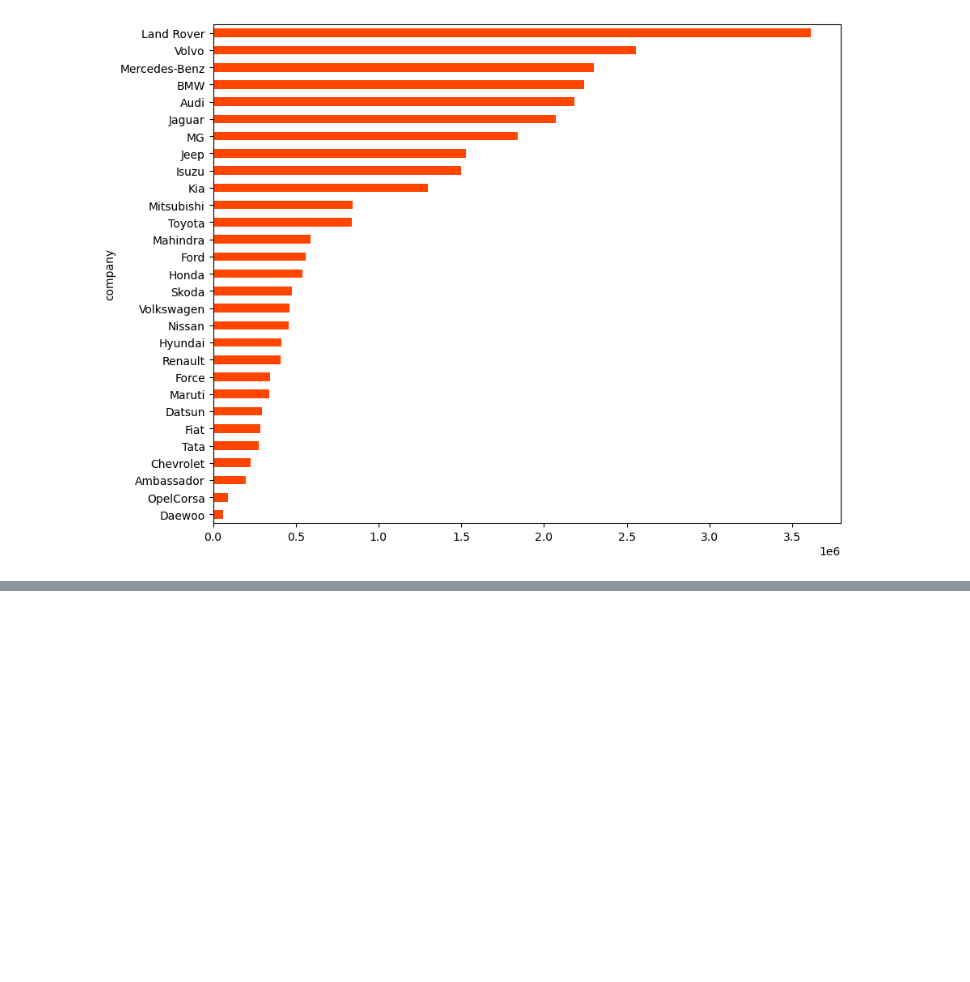
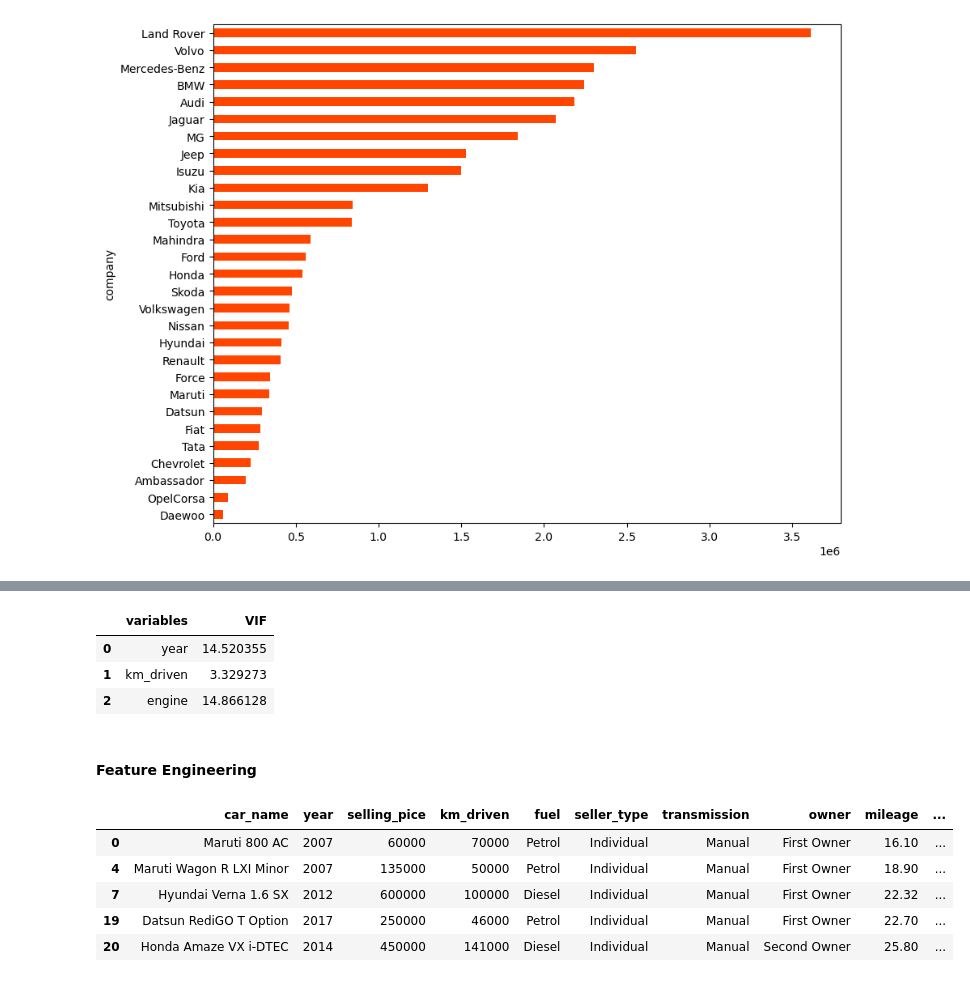
Before and after one commit to Varinder-KM/Car-Dekho_Car_selling_Price_prediction, a Jupyter notebook: Car Dekho (Car Selling Price Prediction).ipynb, the cells around one changed output, grey strips where cells are left out. Cells and saved outputs as stored; diff of their text form; code cells hidden in the pictures; blank space fills up the shorter version.

Commit message:
Feature Engineering

```diff
--- a/Car Dekho (Car Selling Price Prediction).ipynb
+++ b/Car Dekho (Car Selling Price Prediction).ipynb
@@ -464,0 +458,20 @@ calc_vif(dataset[[i for i in dataset.describe().columns if i not in ['car_name',
+# %%
+calc_vif(dataset[[i for i in dataset.describe().columns if i not in ['car_name','selling_pice', 'mileage', 'seats', 'max_power']]])
+# %% [output]
+|  | variables | VIF |
+| 0 | year | 14.520355 |
+| 1 | km_driven | 3.329273 |
+| 2 | engine | 14.866128 |
+# %% [markdown]
+#### Feature Engineering
+# %%
+dataset_test = dataset.copy()
+# %%
+dataset_test.head()
+# %% [output]
+|  | car_name | year | selling_pice | km_driven | fuel | seller_type | transmission | owner | mileage | ... |
+| 0 | Maruti 800 AC | 2007 | 60000 | 70000 | Petrol | Individual | Manual | First Owner | 16.10 | ... |
+| 4 | Maruti Wagon R LXI Minor | 2007 | 135000 | 50000 | Petrol | Individual | Manual | First Owner | 18.90 | ... |
+| 7 | Hyundai Verna 1.6 SX | 2012 | 600000 | 100000 | Diesel | Individual | Manual | First Owner | 22.32 | ... |
+| 19 | Datsun RediGO T Option | 2017 | 250000 | 46000 | Petrol | Individual | Manual | First Owner | 22.70 | ... |
+| 20 | Honda Amaze VX i-DTEC | 2014 | 450000 | 141000 | Diesel | Individual | Manual | Second Owner | 25.80 | ... |
```
Also changed, not shown: parts of 19 cells of this notebook.
